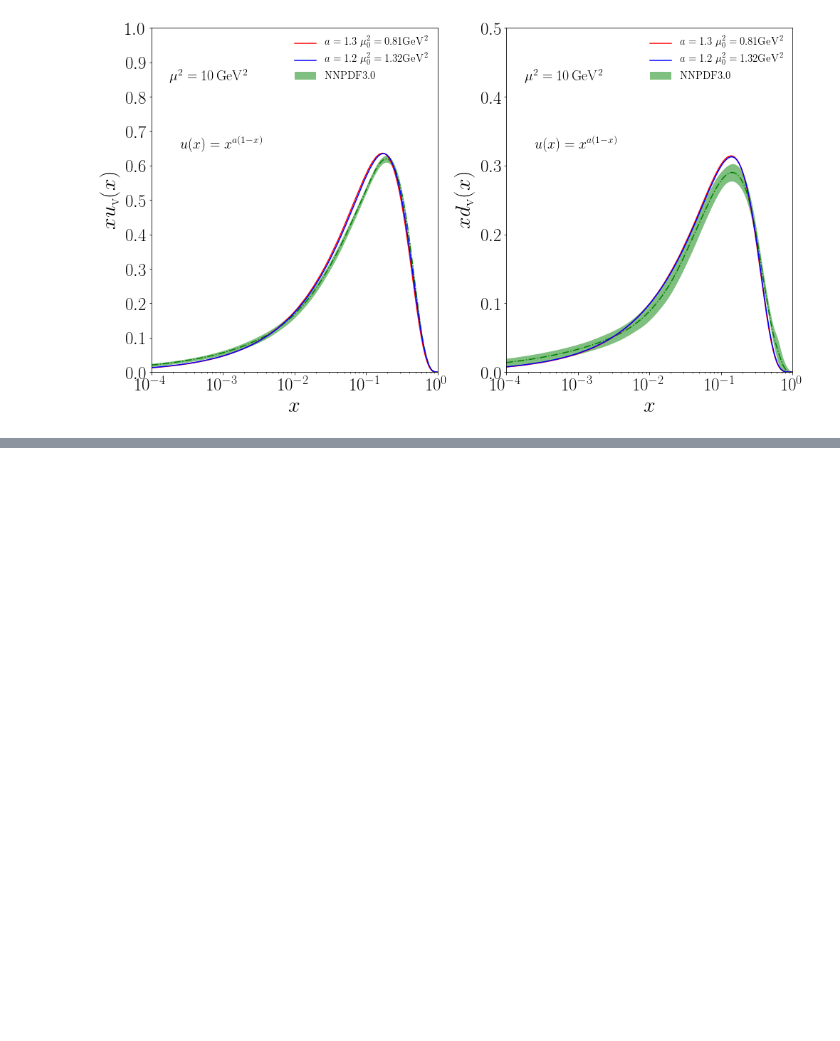
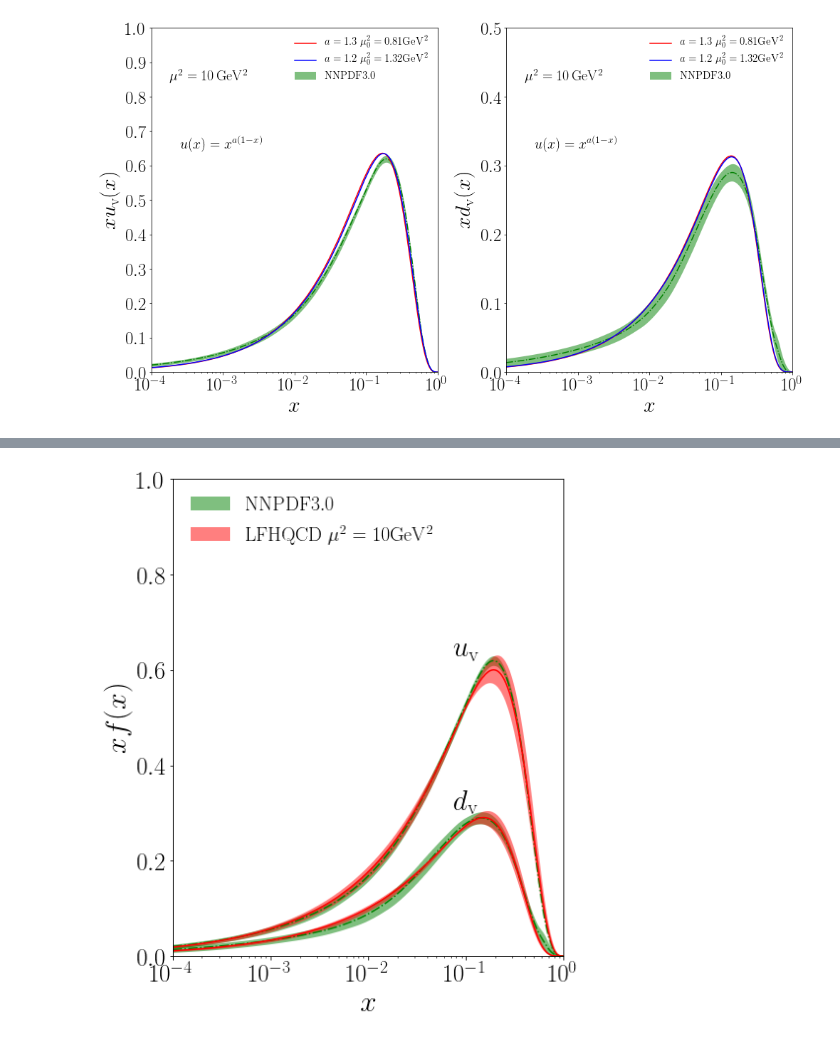
Before and after one commit to TianboLiu/LFHQCD, a Jupyter notebook: evolution/compare-proton.ipynb, the cells around one changed output, grey strips where cells are left out. Cells and saved outputs as stored; diff of their text form; code cells hidden in the pictures; blank space fills up the shorter version.

```diff
--- a/evolution/compare-proton.ipynb
+++ b/evolution/compare-proton.ipynb
@@ -467,0 +521,55 @@ py.savefig('results/proton-xf.png')
+# %%
+nrows,ncols=1,1
+py.figure(figsize=(ncols*7,nrows*8))
+
+ax=py.subplot(nrows,ncols,1)
+#NNPDF
+ax.plot(xf['NNPDF'][:,0],xf['NNPDF'][:,1].T,color='green',ls='-.')
+ax.fill_between(xf['NNPDF'][:,0].T, (xf['NNPDF'][:,1]-xf['NNPDF'][:,2]).T, (xf['NNPDF'][:,1]+xf['NNPDF'][:,2]).T, color='green', alpha=0.5, linewidth=0, label=r'$\rm NNPDF3.0$')
+#exp3 input
+#ax.plot(xf['proton exp3 input'][:,0].T, xf['proton exp3 input'][:,1].T, color='grey', ls='-')
+#ax.fill_between(xf['proton exp3 input'][:,0].T,\
+#                (xf['proton exp3 input'][:,1]-((xf['proton exp3 input1'][:,1]-xf['proton exp3 input2'][:,1])**2)**0.5/2).T,\
+#                (xf['proton exp3 input'][:,1]+((xf['proton exp3 input1'][:,1]-xf['proton exp3 input2'][:,1])**2)**0.5/2).T,\
+#                color='grey', alpha=0.4, linewidth=0, label=r'$\rm LFHQCD~\mu_0^2=0.75GeV^2$')
+#exp4
+ax.plot(xf['proton exp4 central'][:,0].T, xf['proton exp4 central'][:,1].T, color='red', ls='-')
+ax.fill_between(xf['proton exp4 central'][:,0].T,\
+                (xf['proton exp4 central'][:,1]-((xf['proton exp4 shift1'][:,1]-xf['proton exp4 shift2'][:,1])**2+(xf['proton exp4 shift3'][:,1]-xf['proton exp4 shift4'][:,1])**2)**0.5/2).T,\
+                (xf['proton exp4 central'][:,1]+((xf['proton exp4 shift1'][:,1]-xf['proton exp4 shift2'][:,1])**2+(xf['proton exp4 shift3'][:,1]-xf['proton exp4 shift4'][:,1])**2)**0.5/2).T,\
+                color='red', alpha=0.5, linewidth=0, label=r'$\rm LFHQCD~\mu^2=10GeV^2$')
+#NNPDF
+ax.plot(xf['NNPDF'][:,0],xf['NNPDF'][:,3].T,color='g',ls='-.')
+ax.fill_between(xf['NNPDF'][:,0].T, (xf['NNPDF'][:,3]-xf['NNPDF'][:,4]).T, (xf['NNPDF'][:,3]+xf['NNPDF'][:,4]).T, color='green', alpha=0.5, linewidth=0)
+#exp3 input
+#ax.plot(xf['proton exp3 input'][:,0].T, xf['proton exp3 input'][:,2].T, color='grey', ls='-')
+#ax.fill_between(xf['proton exp3 input'][:,0].T,\
+#                (xf['proton exp3 input'][:,2]-((xf['proton exp3 input1'][:,2]-xf['proton exp3 input2'][:,2])**2)**0.5/2).T,\
+#                (xf['proton exp3 input'][:,2]+((xf['proton exp3 input1'][:,2]-xf['proton exp3 input2'][:,2])**2)**0.5/2).T,\
+#                color='grey', alpha=0.4, linewidth=0)
+#exp4
+ax.plot(xf['proton exp4 central'][:,0].T, xf['proton exp4 central'][:,2].T, color='red', ls='-')
+ax.fill_between(xf['proton exp4 central'][:,0].T,\
+                (xf['proton exp4 central'][:,2]-((xf['proton exp4 shift1'][:,2]-xf['proton exp4 shift2'][:,2])**2+(xf['proton exp4 shift3'][:,2]-xf['proton exp4 shift4'][:,2])**2)**0.5/2).T,\
+                (xf['proton exp4 central'][:,2]+((xf['proton exp4 shift1'][:,2]-xf['proton exp4 shift2'][:,2])**2+(xf['proton exp4 shift3'][:,2]-xf['proton exp4 shift4'][:,2])**2)**0.5/2).T,\
+                color='red', alpha=0.5, linewidth=0)
+#setting
+ax.set_xlabel(r'$x$',size=30)
+ax.set_ylabel(r'$xf(x)$',size=30)
+ax.set_xlim(1e-4,1)
+ax.set_ylim(0,1.0)
+ax.set_xscale('log')
+ax.tick_params(axis='both', which='major', labelsize=25)
+#ax.set_xticks([0.0,0.2,0.4,0.6,0.8,1.0])
+ax.set_yticks([0.0,0.2,0.4,0.6,0.8,1.0])
+#ax.text(0.20,0.90,r'$\rm \mu_0^2 = 0.75\,GeV^2$',horizontalalignment='center',transform=ax.transAxes,size=20)
+#ax.text(0.20,0.85,r'$\rm \mu^2 = 10\,GeV^2$',horizontalalignment='center',transform=ax.transAxes,size=20)
+#ax.text(0.10,0.70,r'$w(x)=x^{1-x}e^{-a(1-x)^2}$',horizontalalignment='left',transform=ax.transAxes,size=20)
+ax.text(0.10,0.62,r'$u_{\rm v}$',horizontalalignment='center',size=29)
+ax.text(0.10,0.30,r'$d_{\rm v}$',horizontalalignment='center',size=29)
+ax.legend(fontsize=20,frameon=False,loc='upper left')
+
+py.tight_layout()
+py.savefig('results/proton-xf.png')
+# %% [output]
+[figure, added]
```
Also changed, not shown: parts of 2 cells of this notebook, 2 other files.
